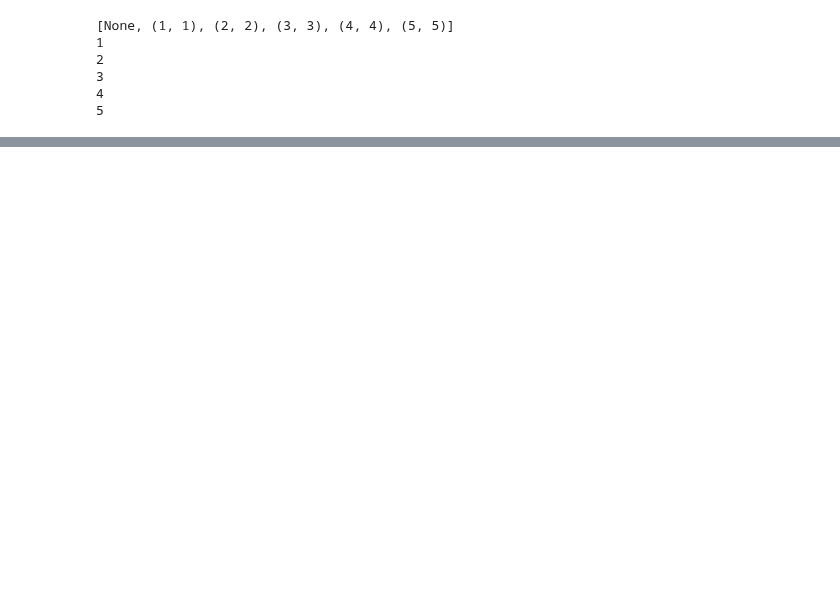
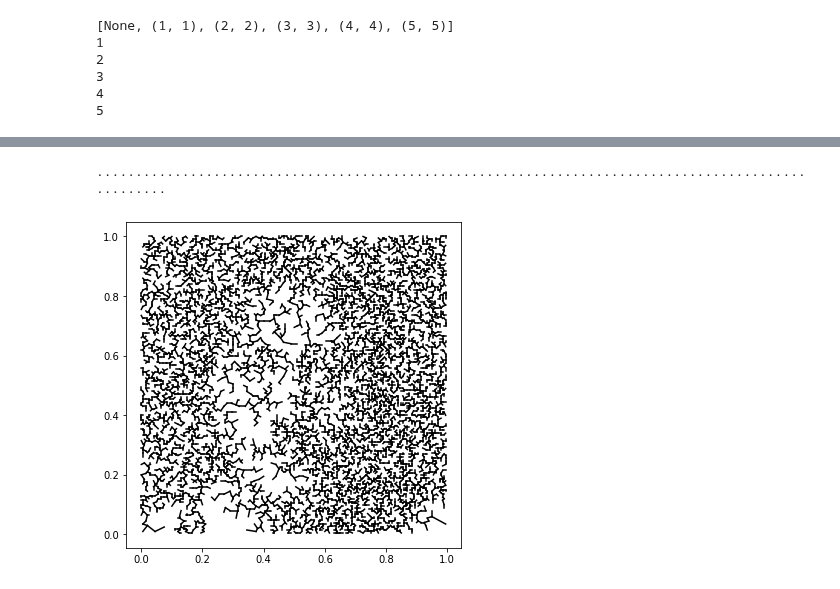
Before and after one commit to khakhalin/Sketches, a Jupyter notebook: procedural_art/mst-painter.ipynb, the cells around one changed output, grey strips where cells are left out. Cells and saved outputs as stored; diff of their text form; code cells hidden in the pictures; blank space fills up the shorter version.

```diff
--- a/procedural_art/mst-painter.ipynb
+++ b/procedural_art/mst-painter.ipynb
@@ -176,0 +135,41 @@ Or exclude distances to elements that are surrounded?
+# %%
+def mst(points, edges):
+    """Build a minimally spanning tree."""
+    nv = points.shape[0]
+    ne = len(edges)
+    node_taken = [False]*nv
+    edge_taken = [False]*ne
+    tree = []
+    q = PQ()
+    latest_node = 0
+    node_count = 1
+    while node_count<nv and (node_count==1 or q.n()!=0): # Either we are done, or we failed
+        node_taken[latest_node] = True
+        for ie in range(ne):
+            if edge_taken[ie]: continue
+            e = edges[ie]
+            if node_taken[e[0]] and node_taken[e[1]]:
+                edge_taken[ie] = True
+            if (e[0]==latest_node or e[1]==latest_node):
+                q.add(e[2], (e[0],e[1]))
+
+        # Time to read
+        e = [latest_node, latest_node]
+        while node_taken[e[0]] and node_taken[e[1]]:
+            e = q.pop()
+        if node_taken[e[0]]:
+            latest_node = e[1]
+        else:
+            latest_node = e[0]
+        tree.append(e)
+        node_count += 1
+        if node_count % 100 ==0: print('.', end='')
+    return tree
+
+tree = mst(points, edges)
+print('Done, now drawing :)')
+fig = plt.figure(figsize=(6,6));
+eplot(points, tree)
+# %% [output]
+....................................................................................................
+[figure, added]
```
Also changed, not shown: parts of 9 cells of this notebook.
